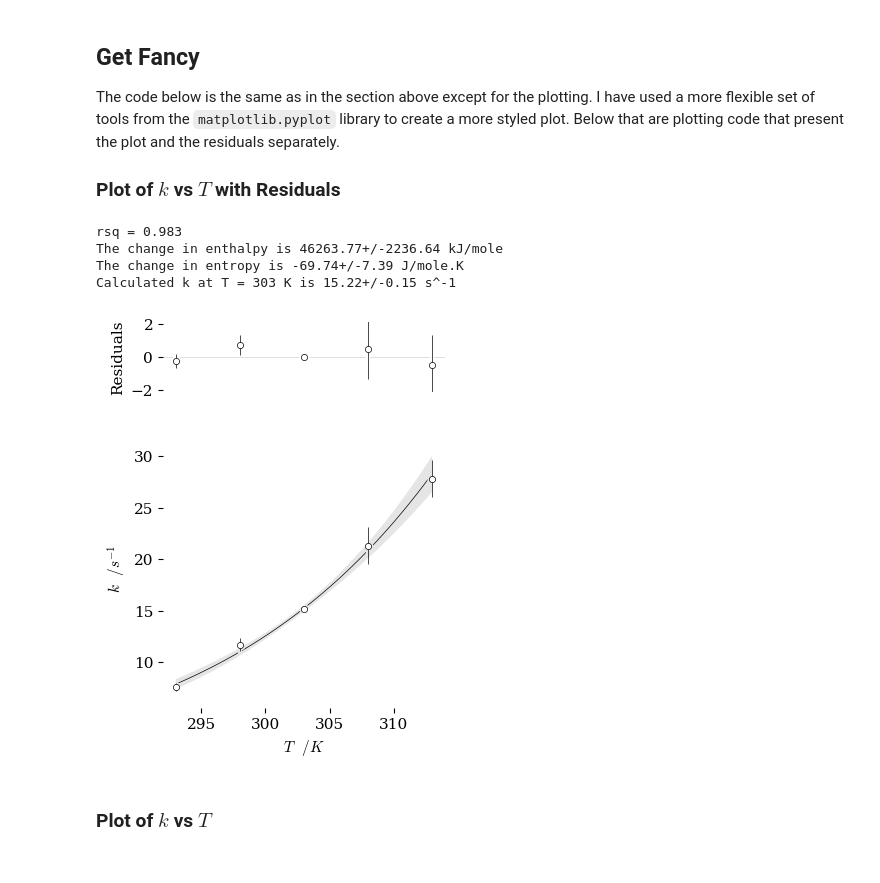
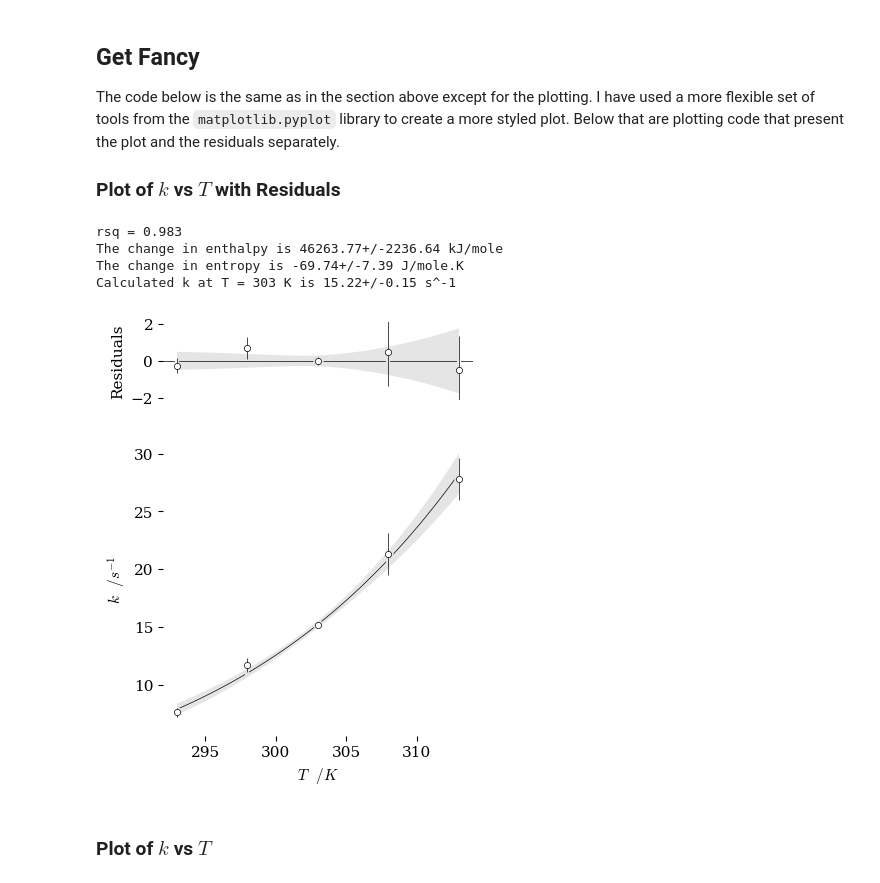
Before and after one commit to blinkletter/PythonPresentation, a Jupyter notebook: 03B-Eyring_Exercises_2_curvefit.ipynb, the cells around one changed output. Saved outputs shown, nothing was run; the diff lists cells and outputs as text; code cells hidden in the pictures.

```diff
--- a/03B-Eyring_Exercises_2_curvefit.ipynb
+++ b/03B-Eyring_Exercises_2_curvefit.ipynb
@@ -30,11 +30,12 @@ from uncertainties import unumpy as unp  # a replacement for numpy
 
 ### Set global variables
 
-#location_data = "data/"         ## Use either local folder or github folder.
-#location_styles = "styles/"     ## Use github locations for Colab
-location_data = "https://raw.githubusercontent.com/blinkletter/PythonPresentation/main/data/"
-location_styles = "https://raw.githubusercontent.com/blinkletter/PythonPresentation/main/styles/"
+location_data = "data/"         ## Use either local folder or github folder.
+location_styles = "styles/"     ## Use github locations for Colab
+#location_data = "https://raw.githubusercontent.com/blinkletter/PythonPresentation/main/data/"
+#location_styles = "https://raw.githubusercontent.com/blinkletter/PythonPresentation/main/styles/"
 
 size = [3,4]
+size2 = [4,5]
 # %% [output]
 mkdir: plots: File exists
@@ -516,9 +517,8 @@ style = "tufte.mplstyle"
 #style = "S2_classic2.mplstyle"
 style_name = location_styles + style
 plt.style.use(style_name)
-plt.figure(figsize=size)
 
-fig, ax = plt.subplots(nrows=2, ncols=1, figsize=size, height_ratios=[1, 4])
+fig, ax = plt.subplots(nrows=2, ncols=1, figsize=size2, height_ratios=[1, 4])
 
 # Settings for plot
 ax[1].set(
@@ -560,7 +560,7 @@ fit_dn = unp.nominal_values(best_fit_y) - unp.std_devs(best_fit_y) * sigma
 # make filled band
 ax[1].fill_between(x_0, fit_up, fit_dn,
                    facecolor="black", alpha=0.1, zorder = 2,
-                   label="confidence interval")
+                   linewidth = 0, label="confidence interval")
 
 # Add error bars
 ### White background graphics
@@ -579,41 +579,48 @@ ax[1].errorbar(x, y, yerr=y_err*sigma, xerr=None, fmt="None",
 ### Plot the residuals
 ######################
 residuals = y - eyring(x, dH.n, dS.n)    # difference between data and line-fit
+residuals_u = y - eyring_u(x, dH, dS)
 
 ax[0].set(
 #          title = Title,
           ylabel=r"Residuals",
           xlabel=r"",
 #          xlim=[0, np.max(x) + np.max(x) * 0.1],
           ylim=[-np.max(residuals)*3,np.max(residuals)*3]
        )
 ### White background Graphics
 ax[0].scatter(x, residuals, marker = "o", s = 40, color = "white", zorder = 1)
 ax[0].errorbar(x, residuals, yerr=y_err*sigma, xerr=None, fmt="None",
                ecolor="white", elinewidth=3, zorder=1)
 ### Data graphics
 ax[0].scatter(x, residuals, marker = "o", s = 20,
               color = "white", edgecolors = "black",
               linewidths=0.5, zorder = 3)
 ax[0].errorbar(x, residuals, yerr=y_err*sigma, xerr=None, fmt="None",
                ecolor="black", elinewidth=0.5, dash_capstyle="projecting",
              #  capsize=2, capthick=0.5,
                zorder=2)
+
+# make filled band
+ax[0].fill_between(x_0, unp.std_devs(best_fit_y) * sigma, -unp.std_devs(best_fit_y) * sigma,
+                   facecolor="black", alpha=0.1, zorder = 1,
+                   linewidth = 0, label="confidence interval")
+
 ### Other elements
-ax[0].axhline(0, color='lightgray', linewidth=0.5, zorder = 0)
+ax[0].axhline(0, color='black', linewidth=0.5, zorder = 0)
 ax[0].set_xticks([])
 
 ### Output plot
-plt.tight_layout(pad=2, h_pad=None, w_pad=None, rect=None)
+plt.tight_layout()
 plt.savefig("plots/3B-07.pdf")
 
 plt.show()
 # %% [output]
 rsq = 0.983
 The change in enthalpy is 46263.77+/-2236.64 kJ/mole
 The change in entropy is -69.74+/-7.39 J/mole.K
 Calculated k at T = 303 K is 15.22+/-0.15 s^-1
-[figure, old version]
+[figure, new version]
 # %% [markdown]
 ### Plot of $k$ vs $T$
 # %%
```
Also changed, not shown: parts of 5 cells of this notebook, 24 other files.
